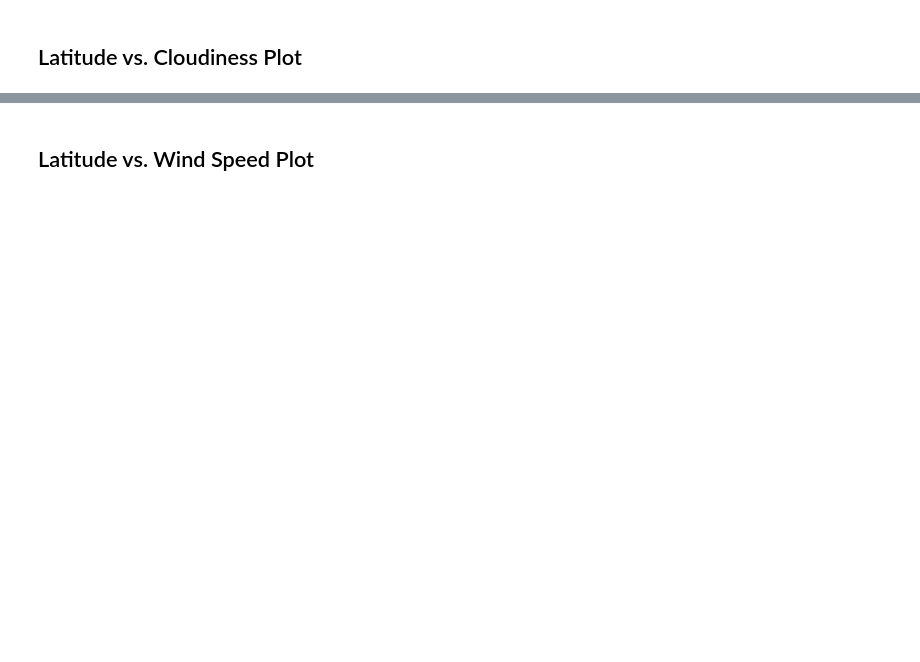
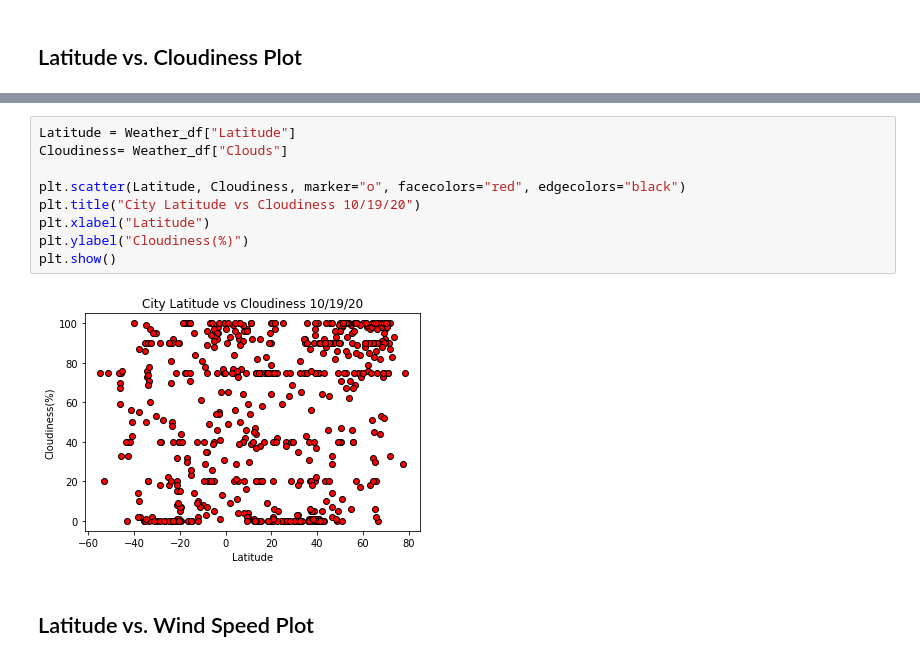
Before and after one commit to ayoukhanna/Global-Weather-Trends, a Jupyter notebook: WeatherPy.ipynb, the cells around one changed output, grey strips where cells are left out. Saved outputs shown, nothing was run; the diff lists cells and outputs as text; blank space fills up the shorter version.

```diff
--- a/WeatherPy.ipynb
+++ b/WeatherPy.ipynb
@@ -197,2 +210,13 @@ Int64Index([], dtype='int64')
+# %%
+Latitude = Weather_df["Latitude"]
+Cloudiness= Weather_df["Clouds"]
+
+plt.scatter(Latitude, Cloudiness, marker="o", facecolors="red", edgecolors="black")
+plt.title("City Latitude vs Cloudiness 10/19/20")
+plt.xlabel("Latitude")
+plt.ylabel("Cloudiness(%)")
+plt.show()
+# %% [output]
+[figure, added]
 # %% [markdown]
 ## Latitude vs. Wind Speed Plot
```
Also changed, not shown: parts of 7 cells of this notebook.
